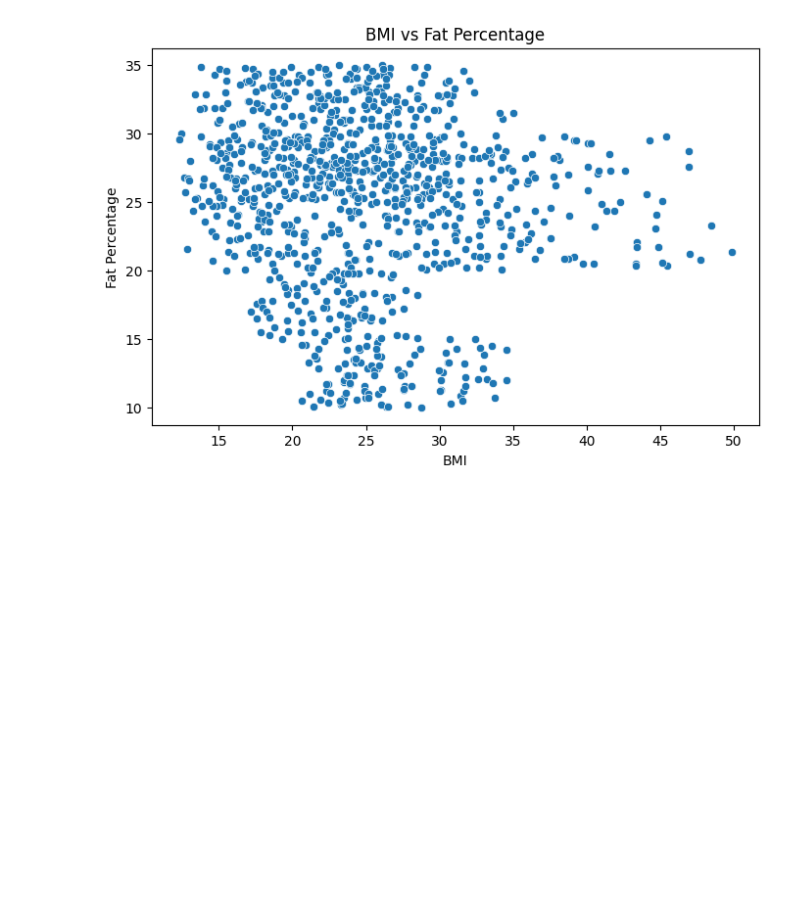
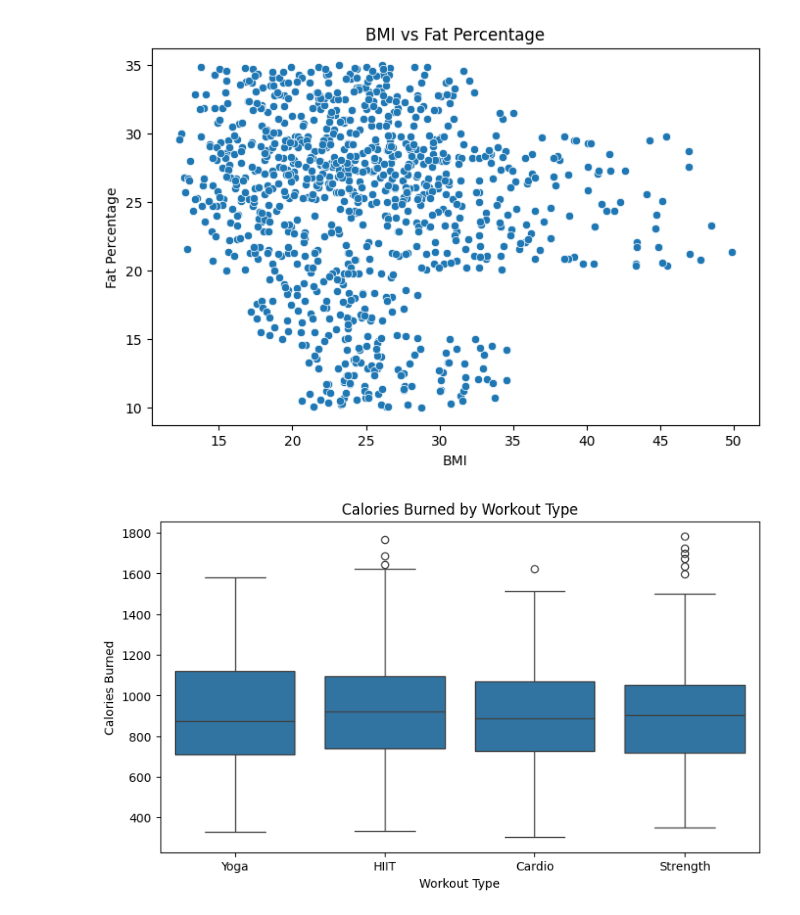
Before and after one commit to samifahim07/FitCoach-AI-Personal-Workout-Intelligence-System, a Jupyter notebook: fitcoach_ai(eda + visualization).ipynb, the cells around one changed output. Saved outputs shown, nothing was run; the diff lists cells and outputs as text; code cells hidden in the pictures; blank space fills up the shorter version.

```diff
--- a/fitcoach_ai(eda + visualization).ipynb
+++ b/fitcoach_ai(eda + visualization).ipynb
@@ -288,3 +288,19 @@ plt.ylabel('Fat Percentage')
 plt.show()
 # %% [output]
 [figure]
+# %%
+plt.figure(figsize=(9, 5))
+
+sns.boxplot(
+    x='Workout_Type',
+    y='Calories_Burned',
+    data=df
+)
+
+plt.title('Calories Burned by Workout Type')
+plt.xlabel('Workout Type')
+plt.ylabel('Calories Burned')
+
+plt.show()
+# %% [output]
+[figure, added]
```
